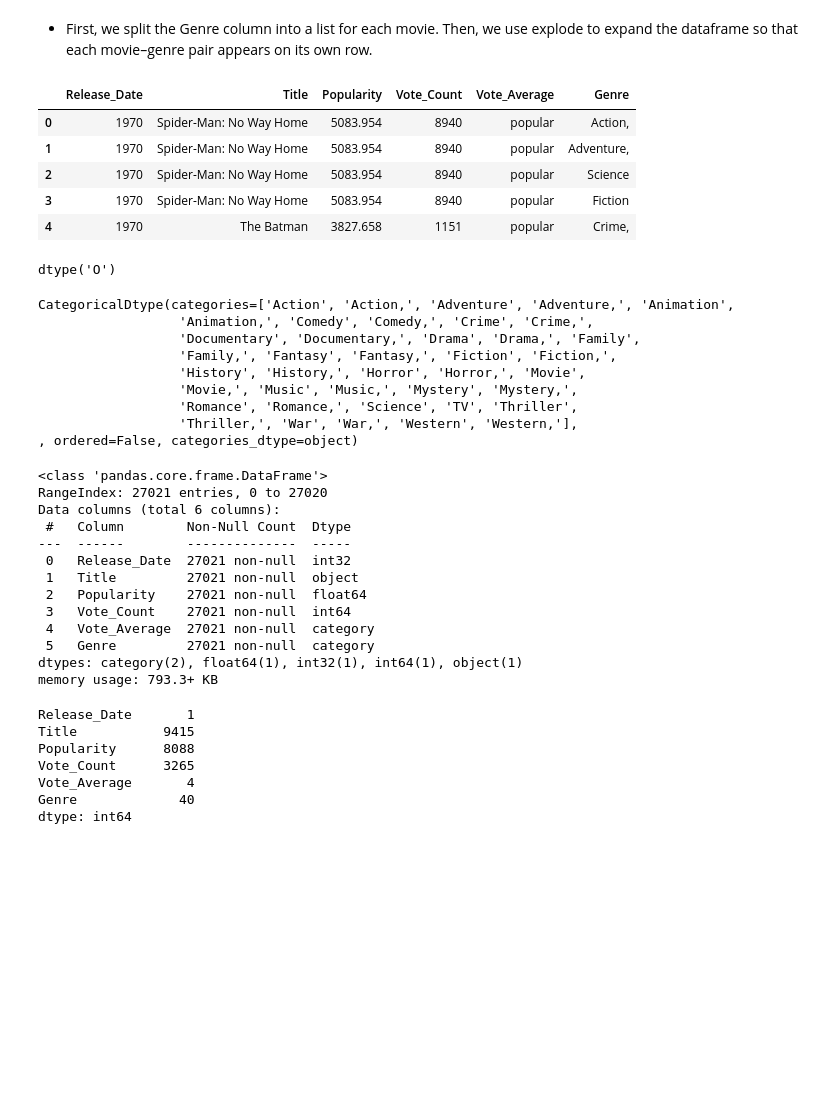
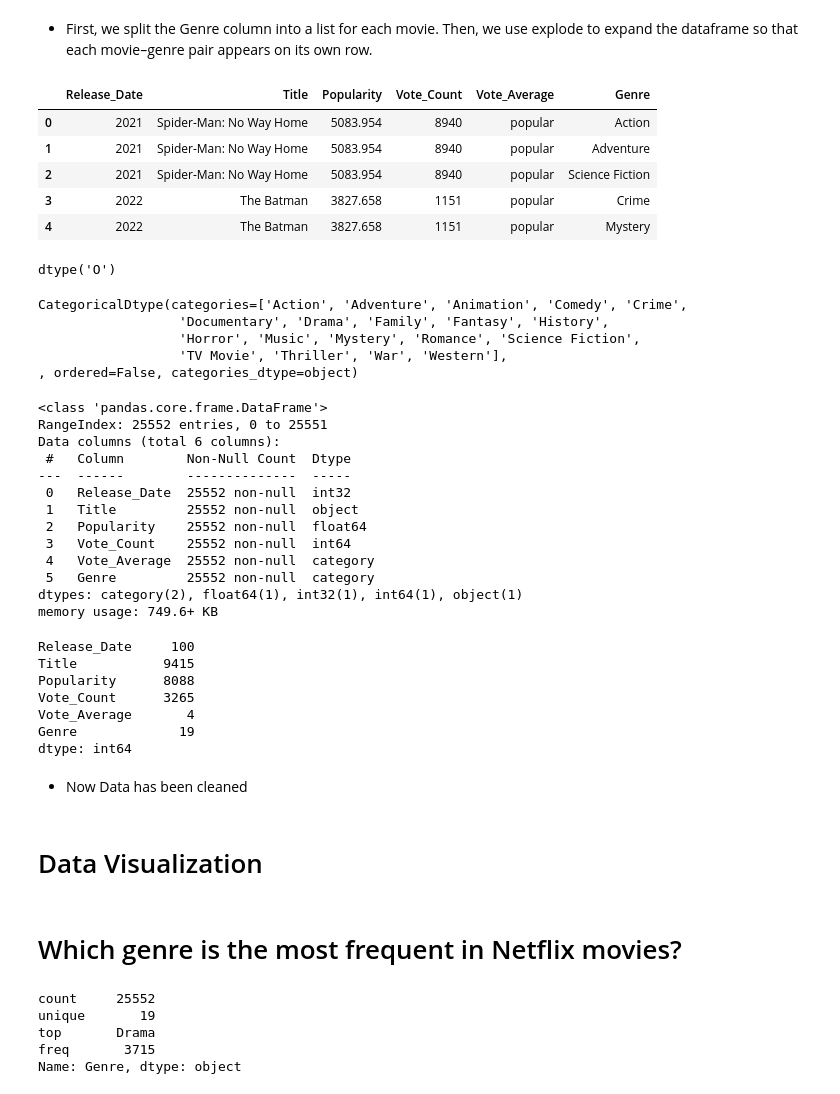
Before and after one commit to aisolutionsbyhassan/Netflix_Analysis-Project, a Jupyter notebook: netflixdata_analysis.ipynb, the cells around one changed output. Drawn from its saved outputs; the diff is of its cells as text; code cells hidden in the pictures; blank space fills up the shorter version.

Commit message:
Added full outputs including visualizations

```diff
--- a/netflixdata_analysis.ipynb
+++ b/netflixdata_analysis.ipynb
@@ -200,14 +206,14 @@ df.head()
 # %% [markdown]
 * First, we split the Genre column into a list for each movie. Then, we use explode to expand the dataframe so that each movie–genre pair appears on its own row.
 # %%
-df["Genre"] = df["Genre"].str.split()
+df["Genre"] = df["Genre"].str.split(", ")
 df = df.explode('Genre').reset_index(drop=True)
 df.head()
 # %% [output]
 |  | Release_Date | Title | Popularity | Vote_Count | Vote_Average | Genre |
-| 0 | 1970 | Spider-Man: No Way Home | 5083.954 | 8940 | popular | Action, |
-| 1 | 1970 | Spider-Man: No Way Home | 5083.954 | 8940 | popular | Adventure, |
-| 2 | 1970 | Spider-Man: No Way Home | 5083.954 | 8940 | popular | Science |
-| 3 | 1970 | Spider-Man: No Way Home | 5083.954 | 8940 | popular | Fiction |
-| 4 | 1970 | The Batman | 3827.658 | 1151 | popular | Crime, |
+| 0 | 2021 | Spider-Man: No Way Home | 5083.954 | 8940 | popular | Action |
+| 1 | 2021 | Spider-Man: No Way Home | 5083.954 | 8940 | popular | Adventure |
+| 2 | 2021 | Spider-Man: No Way Home | 5083.954 | 8940 | popular | Science Fiction |
+| 3 | 2022 | The Batman | 3827.658 | 1151 | popular | Crime |
+| 4 | 2022 | The Batman | 3827.658 | 1151 | popular | Mystery |
 # %%
@@ -219,38 +225,40 @@ dtype('O')
 df["Genre"] = df['Genre'].astype('category')
 df["Genre"].dtypes
 # %% [output]
-CategoricalDtype(categories=['Action', 'Action,', 'Adventure', 'Adventure,', 'Animation',
-                  'Animation,', 'Comedy', 'Comedy,', 'Crime', 'Crime,',
-                  'Documentary', 'Documentary,', 'Drama', 'Drama,', 'Family',
-                  'Family,', 'Fantasy', 'Fantasy,', 'Fiction', 'Fiction,',
-                  'History', 'History,', 'Horror', 'Horror,', 'Movie',
-                  'Movie,', 'Music', 'Music,', 'Mystery', 'Mystery,',
-                  'Romance', 'Romance,', 'Science', 'TV', 'Thriller',
-                  'Thriller,', 'War', 'War,', 'Western', 'Western,'],
+CategoricalDtype(categories=['Action', 'Adventure', 'Animation', 'Comedy', 'Crime',
+                  'Documentary', 'Drama', 'Family', 'Fantasy', 'History',
+                  'Horror', 'Music', 'Mystery', 'Romance', 'Science Fiction',
+                  'TV Movie', 'Thriller', 'War', 'Western'],
 , ordered=False, categories_dtype=object)
 # %%
 df.info()
 # %% [output]
 <class 'pandas.core.frame.DataFrame'>
-RangeIndex: 27021 entries, 0 to 27020
+RangeIndex: 25552 entries, 0 to 25551
 Data columns (total 6 columns):
  #   Column        Non-Null Count  Dtype
 ---  ------        --------------  -----
- 0   Release_Date  27021 non-null  int32
- 1   Title         27021 non-null  object
- 2   Popularity    27021 non-null  float64
- 3   Vote_Count    27021 non-null  int64
- 4   Vote_Average  27021 non-null  category
- 5   Genre         27021 non-null  category
+ 0   Release_Date  25552 non-null  int32
+ 1   Title         25552 non-null  object
+ 2   Popularity    25552 non-null  float64
+ 3   Vote_Count    25552 non-null  int64
+ 4   Vote_Average  25552 non-null  category
+ 5   Genre         25552 non-null  category
 dtypes: category(2), float64(1), int32(1), int64(1), object(1)
-memory usage: 793.3+ KB
+memory usage: 749.6+ KB
 # %%
 df.nunique()
 # %% [output]
-Release_Date       1
+Release_Date     100
 Title           9415
 Popularity      8088
 Vote_Count      3265
 Vote_Average       4
-Genre             40
+Genre             19
 dtype: int64
+# %% [markdown]
+* Now Data has been cleaned
+# %% [markdown]
+# Data Visualization
+# %% [markdown]
+# Which genre is the most frequent in Netflix movies?
@@ -256,0 +268,9 @@ dtype: int64
+# %%
+# showing stats on genre column
+df['Genre'].describe()
+# %% [output]
+count     25552
+unique       19
+top       Drama
+freq       3715
+Name: Genre, dtype: object
```
Also changed, not shown: parts of 19 cells of this notebook.
